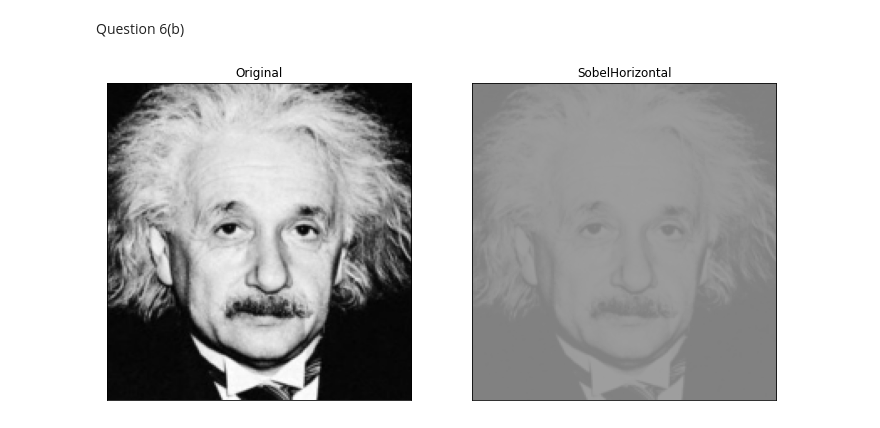
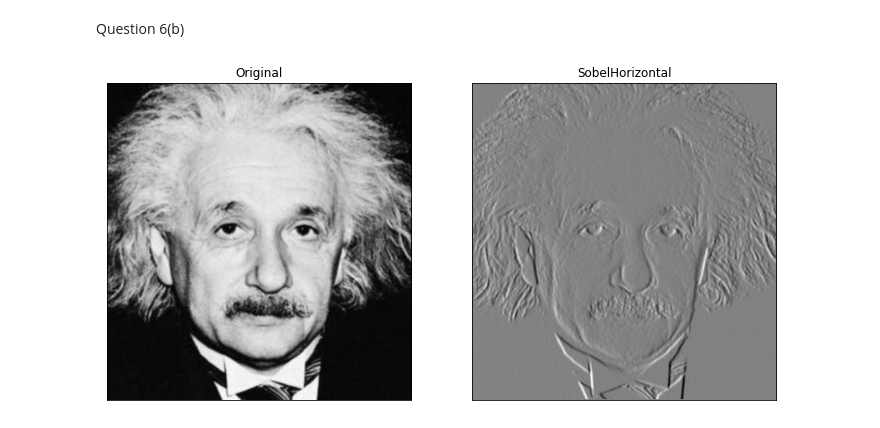
Before and after one commit to DilukshaRukmal/Computer_vision, a Jupyter notebook: Assignment 1/190531L.ipynb, the cells around one changed output. Cells and saved outputs as stored; diff of their text form; code cells hidden in the pictures.

```diff
--- a/Assignment 1/190531L.ipynb
+++ b/Assignment 1/190531L.ipynb
@@ -203,7 +205,7 @@ def onePlane(factor,p1,p2,p3,p4,c):
         zoomedSquare[i] = np.linspace(topRow[i],bottomRow[i],factor)
     return zoomedSquare
 
-def getZoomedSquare(factorial,p1,p2,p3,p4):
+def getZoomedSquare(factor,p1,p2,p3,p4):
     b = onePlane(factor,p1,p2,p3,p4,0)
     g = onePlane(factor,p1,p2,p3,p4,1)
     r = onePlane(factor,p1,p2,p3,p4,2)
@@ -276,26 +284,31 @@ plt.show()
 # %% [markdown]
 Question 6(b)
 # %%
-def sobel_filtering(img,filtertype):
-    img= cv.GaussianBlur(img,(1,1),0)
-    #filtered=np.convolve(img,filtertype)
-    return img
+import math
+def sobel_filtering(img,kernal):
+    assert kernal.shape[0]%2==1 and kernal.shape[1]%2==1
+    kernel_h , kernel_w = math.floor(kernal.shape[0]/2),math.floor(kernal.shape[1]/2)
+    height,width =img.shape
+    img_float = cv.normalize(img.astype('float'),None,0.0,1.0,cv.NORM_MINMAX)
+    filtered = np.zeros(img.shape,'float')
+    for x in range(kernel_h,height-kernel_h):
+        for y in range(kernel_w,width-kernel_w):
+            filtered[x,y] = np.dot(img_float[x-kernel_h:x+kernel_h+1,y-kernel_w:y+kernel_w+1].flatten(),kernal.flatten())
 
-img= cv.imread(r'D:\Image processing module\Assignment 1\einstein.png',cv.IMREAD_REDUCED_GRAYSCALE_2)
+    return filtered
+
+img= cv.imread(r'D:\Image processing module\Assignment 1\einstein.png',cv.IMREAD_GRAYSCALE).astype('float32')
 
 kernel=np.array([(-1,0,1),(-2,0,2),(-1,0,1)],dtype='float')
 imgc2 = sobel_filtering(img,kernel)
 
 fig,axes=plt.subplots(1,2,sharex='all',sharey='all',figsize=(12,12))
 axes[0].imshow(img,cmap='gray')
 axes[0].set_title('Original')
 axes[0].set_xticks([]),axes[0].set_yticks([])
-axes[1].imshow(imgc2,cmap='gray',vmin=-1020,vmax=1020)
+axes[1].imshow(imgc2,cmap='gray')
 axes[1].set_title('SobelHorizontal')
 axes[1].set_xticks([]),axes[1].set_yticks([])
-# axes[2].imshow(imgc3,cmap='gray',vmin=-1020,vmax=1020)
-# axes[2].set_title('SobelVertical')
-# axes[2].set_xticks([]),axes[1].set_yticks([])
 plt.show()
 # %% [output]
-[figure, old version]
+[figure, new version]
```
Also changed, not shown: parts of 4 cells of this notebook.
